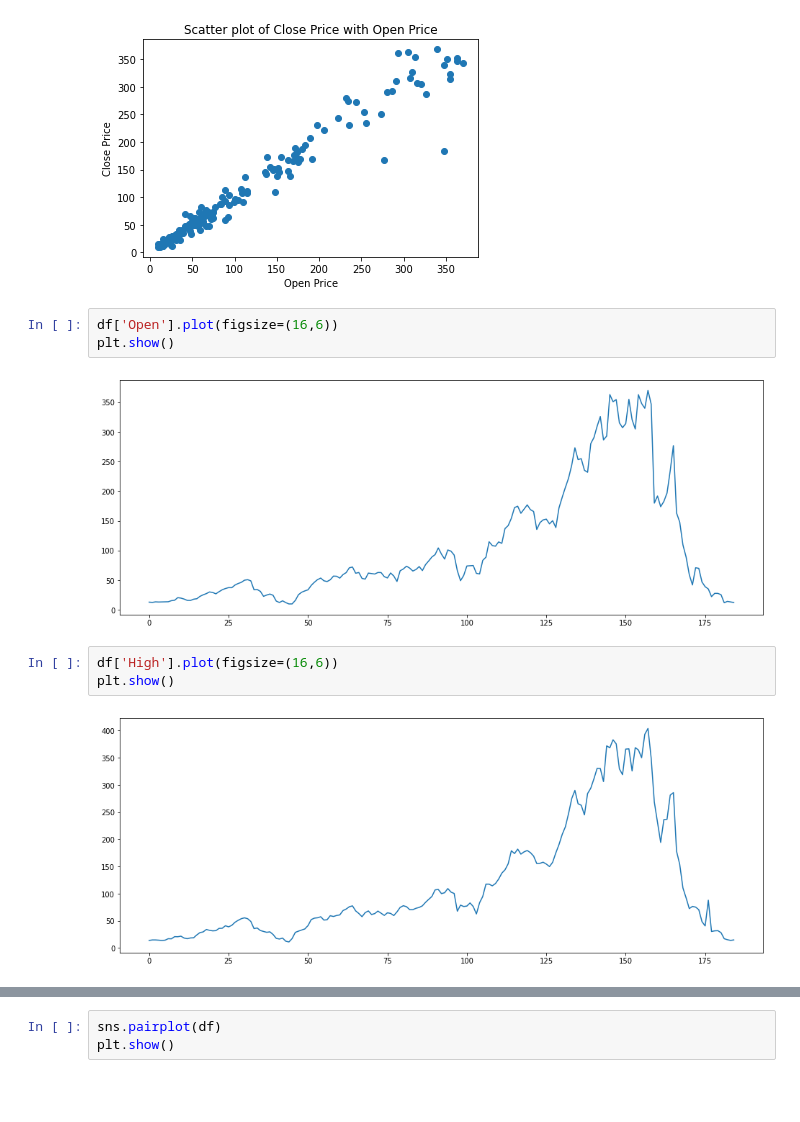
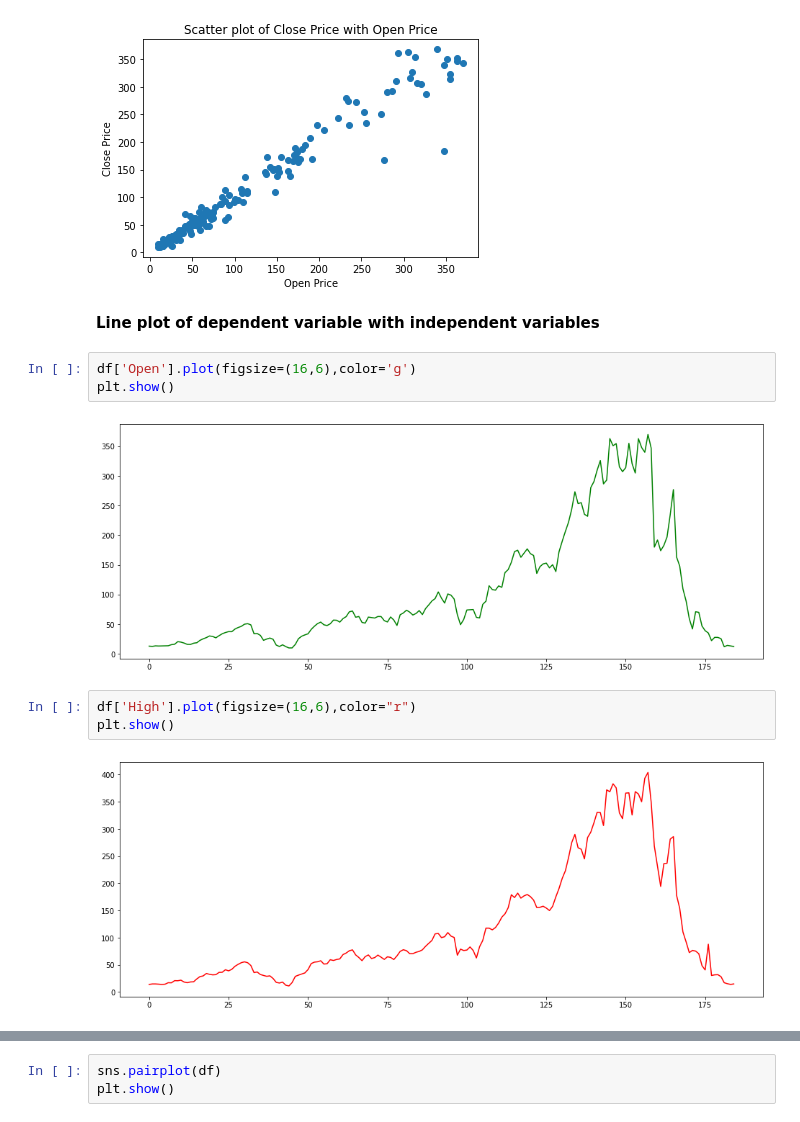
Before and after one commit to mukul9155/Yes-bank-closing-price-prediction, a Jupyter notebook: Yes_bank_close_price_prediction.ipynb, the cells around one changed output, grey strips where cells are left out. Cells and saved outputs as stored; diff of their text form; blank space fills up the shorter version.

```diff
--- a/Yes_bank_close_price_prediction.ipynb
+++ b/Yes_bank_close_price_prediction.ipynb
@@ -231,14 +227,16 @@ plt.ylabel('Close Price')
 plt.show()
 # %% [output]
 [figure]
+# %% [markdown]
+**Line plot of dependent variable with independent variables**
 # %%
-df['Open'].plot(figsize=(16,6))
+df['Open'].plot(figsize=(16,6),color='g')
 plt.show()
 # %% [output]
-[figure, old version]
+[figure, new version]
 # %%
-df['High'].plot(figsize=(16,6))
+df['High'].plot(figsize=(16,6),color="r")
 plt.show()
 # %% [output]
-[figure, old version]
+[figure, new version]
 # %%
```
Also changed, not shown: parts of 8 cells of this notebook.
